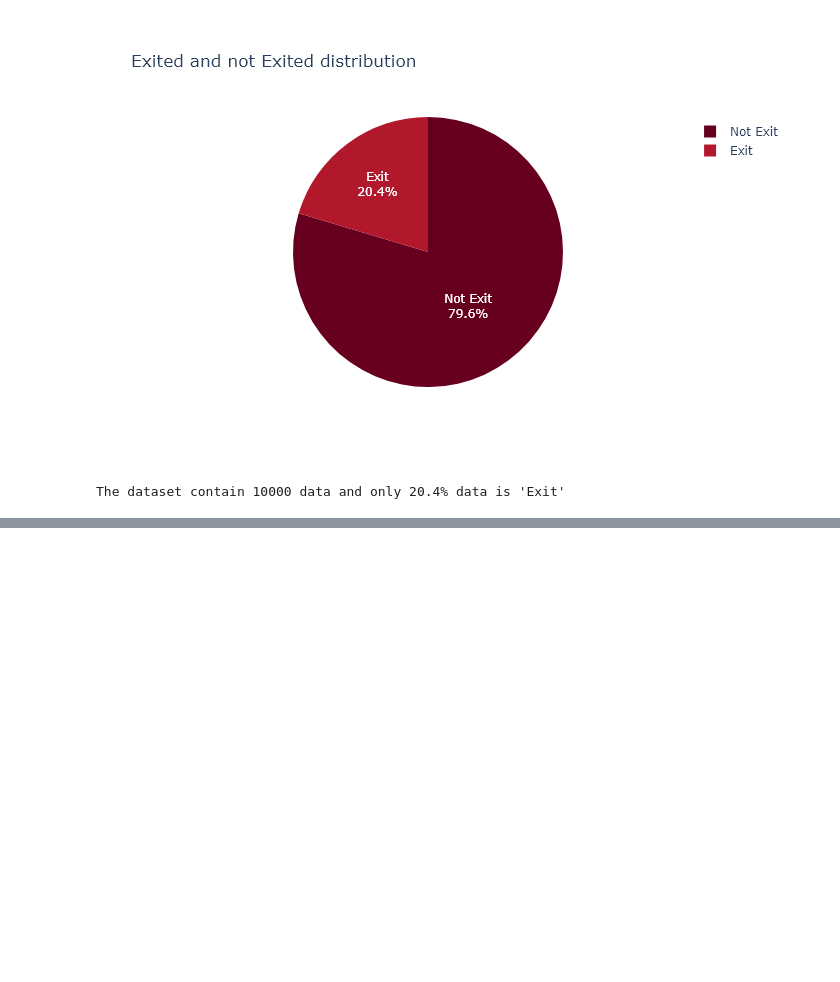
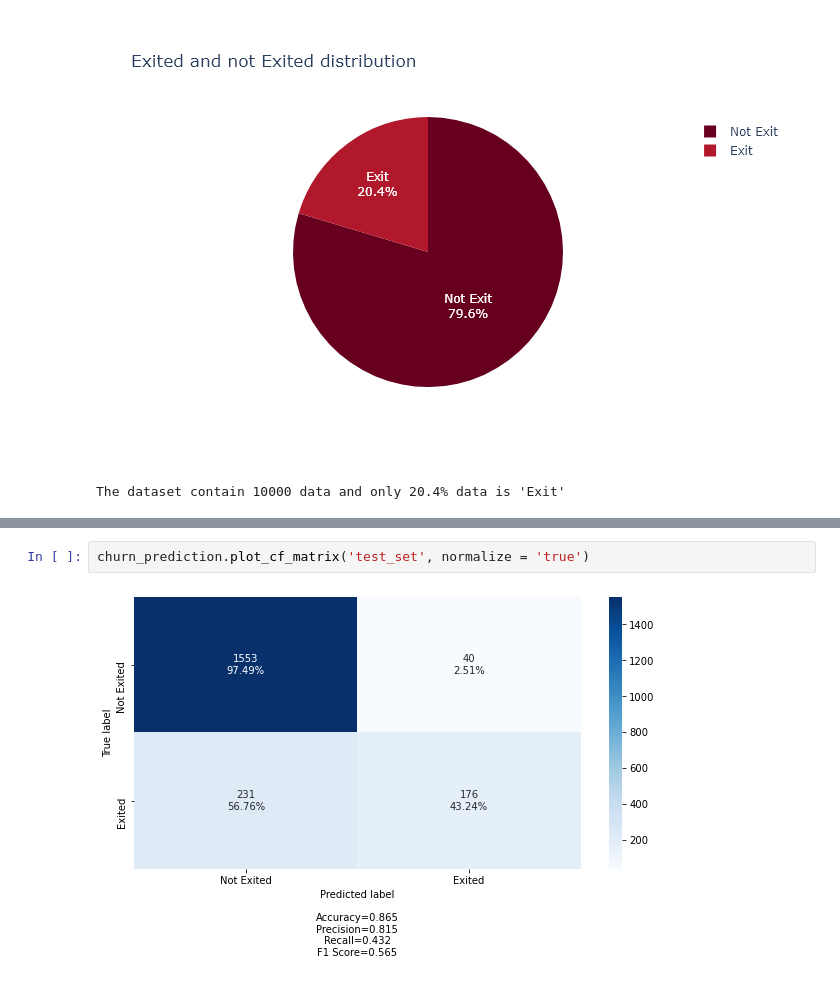
Before and after one commit to Auyin111/churn-prediction, a Jupyter notebook: churn prediction.ipynb, the cells around one changed output, grey strips where cells are left out. Saved outputs shown, nothing was run; the diff lists cells and outputs as text; blank space fills up the shorter version.

```diff
--- a/churn prediction.ipynb
+++ b/churn prediction.ipynb
@@ -104,0 +106,4 @@ Classification report:
+# %%
+churn_prediction.plot_cf_matrix('test_set', normalize = 'true')
+# %% [output]
+[figure, added]
```
Also changed, not shown: parts of 23 cells of this notebook, 11 other files.
